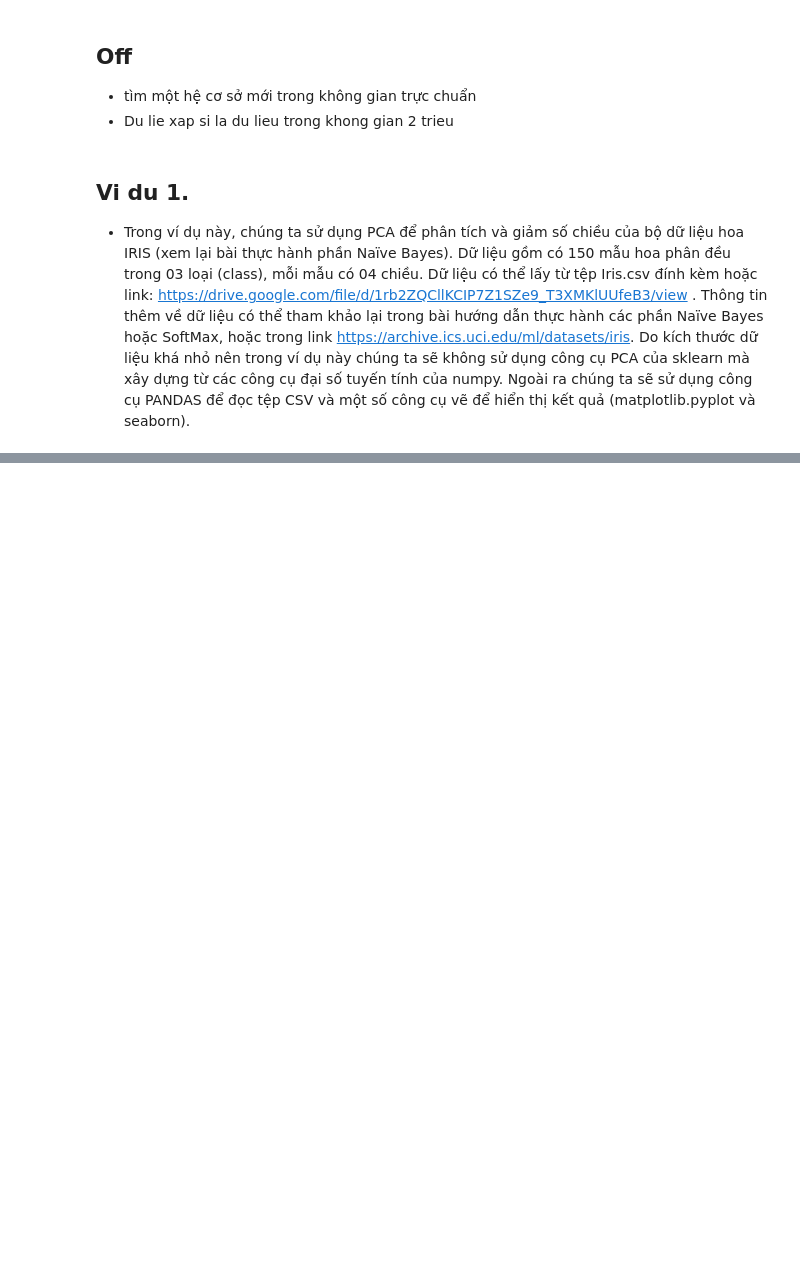
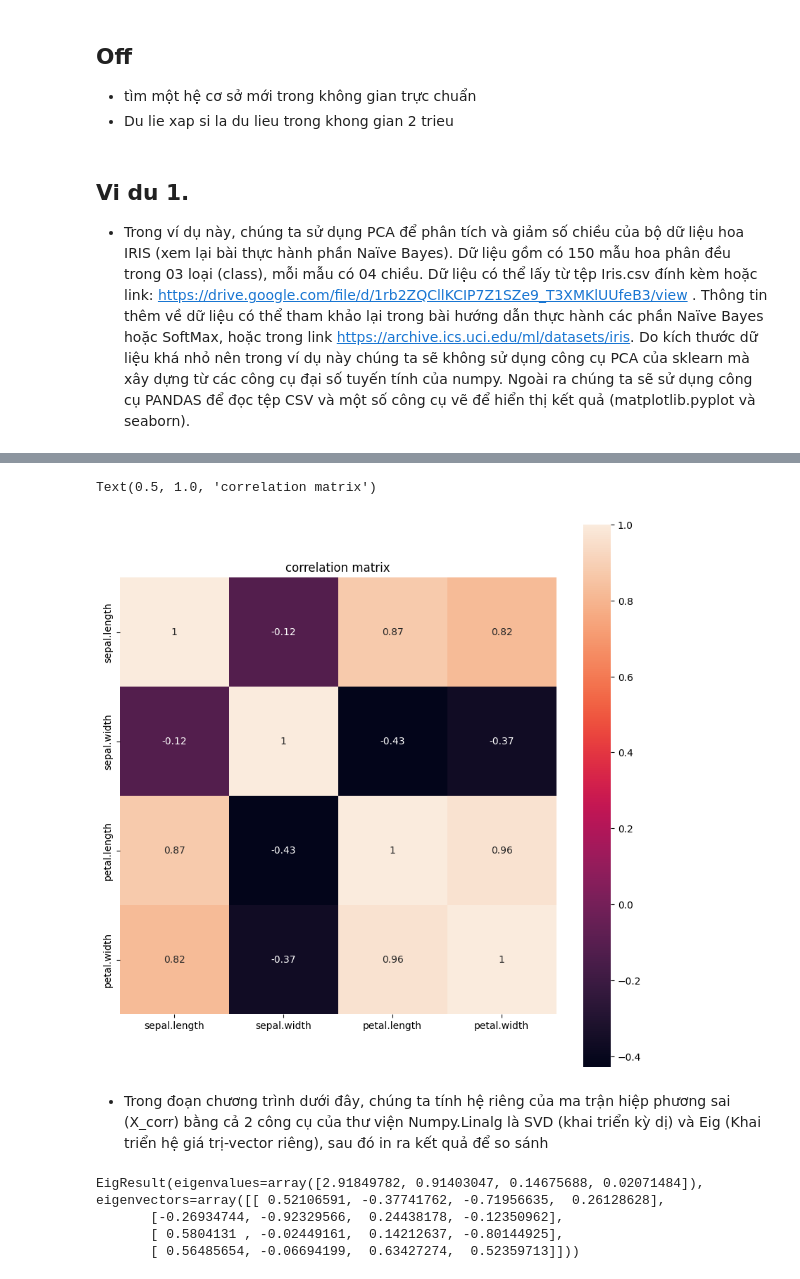
Before and after one commit to vutiendat2302/hocky-2-nam-3-toantin-, a Jupyter notebook: machine_learning/exercise/ex5/23000111_VuTienDat_Principle_Components_Analysis.ipynb, the cells around one changed output, grey strips where cells are left out. Cells and saved outputs as stored; diff of their text form; code cells hidden in the pictures; blank space fills up the shorter version.

```diff
--- a/machine_learning/exercise/ex5/23000111_VuTienDat_Principle_Components_Analysis.ipynb
+++ b/machine_learning/exercise/ex5/23000111_VuTienDat_Principle_Components_Analysis.ipynb
@@ -24,0 +49,32 @@ df = pd.read_csv("iris")
+# %%
+#Chuẩn hóa và tính ma trận hiệp phương sai của dữ liệu:
+species = df["variety"].tolist()
+X = df.drop("variety", axis=1)
+
+# Standardize the data
+X = (X - X.mean()) / X.std(ddof = 0)
+
+# Tinh correlation matrix
+X_corr = (1/150) * X.T.dot(X)
+
+plt.figure(figsize=(10,10))
+sns.heatmap(X_corr, vmax = 1, square = True, annot = True)
+plt.title("correlation matrix")
+# %% [output]
+Text(0.5, 1.0, 'correlation matrix')
+[figure, added]
+# %% [markdown]
+- Trong đoạn chương trình dưới đây, chúng ta tính hệ riêng của ma trận hiệp phương sai (X_corr) bằng
+cả 2 công cụ của thư viện Numpy.Linalg là SVD (khai triển kỳ dị) và Eig (Khai triển hệ giá trị-vector
+riêng), sau đó in ra kết quả để so sánh
+# %%
+u,s,v = np.linalg.svd(X_corr)
+eig_values, eig_vectors = s, u
+eig_values, eig_vectors
+
+np.linalg.eig(X_corr)
+# %% [output]
+EigResult(eigenvalues=array([2.91849782, 0.91403047, 0.14675688, 0.02071484]), eigenvectors=array([[ 0.52106591, -0.37741762, -0.71956635,  0.26128628],
+       [-0.26934744, -0.92329566,  0.24438178, -0.12350962],
+       [ 0.5804131 , -0.02449161,  0.14212637, -0.80144925],
+       [ 0.56485654, -0.06694199,  0.63427274,  0.52359713]]))
```
Also changed, not shown: parts of 10 cells of this notebook, 30 other files.
